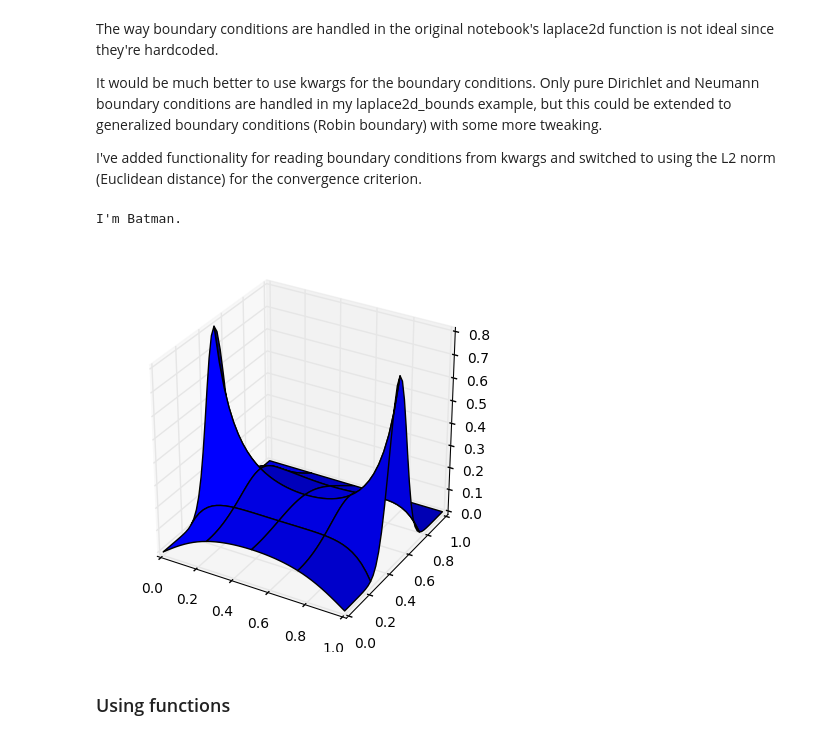
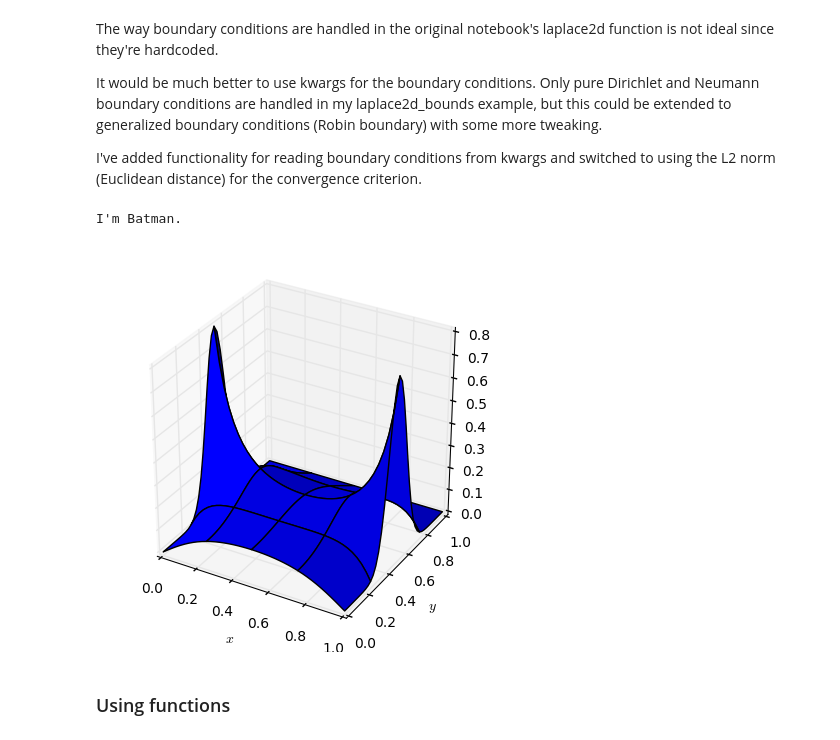
Before and after one commit to BugBiteSquared/CFDPython, a Jupyter notebook: lessons/12_Step_9.ipynb, the cells around one changed output. Cells and saved outputs as stored; diff of their text form; code cells hidden in the pictures.

Commit message:
Fixed typos in laplace2d_bounds and plot2d_unit_size functions.

```diff
--- a/lessons/12_Step_9.ipynb
+++ b/lessons/12_Step_9.ipynb
@@ -121,7 +121,7 @@ Only pure Dirichlet and Neumann boundary conditions are handled in my laplace2d_
 
 I've added functionality for reading boundary conditions from kwargs and switched to using the L2 norm (Euclidean distance) for the convergence criterion.
 # %%
-def laplace2d_bounds(p, dx, dy, l1norm_target,**kwargs):
+def laplace2d_bounds(p, dx, dy, l2norm_target,**kwargs):
 
     """**kwargs contains the boundary conditions y_min, y_max, x_min, x_max
         set y_min = "noflux" for Neumann boundary ("noflux" the string)
@@ -161,40 +161,39 @@ def laplace2d_bounds(p, dx, dy, l1norm_target,**kwargs):
     return p
 
 def plot2d_unit_size(x,y,p):
     fig = pyplot.figure(figsize=(5,5), dpi = 100)
     plot_axes = fig.gca(projection='3d')
     X,Y = numpy.meshgrid(x,y)
     surf = plot_axes.plot_surface(X, Y, p[:], antialiased=True)
-    ax.set_xlim(0, 2)
-    ax.set_ylim(0, 1)
-    ax.view_init(30, 225)
-    ax.set_xlabel('$x$')
-    ax.set_ylabel('$y$')
+    plot_axes.set_xlim(0, 1)
+    plot_axes.set_ylim(0, 1)
+    plot_axes.set_xlabel('$x$')
+    plot_axes.set_ylabel('$y$')
 
 nx = 41
 ny = 41
 dx = 2/(nx - 1)
 dy = 2/(ny - 1)
 l2norm_target = 1e-4
 
 x = numpy.linspace(0,1,nx)
 y = numpy.linspace(0,1,ny)
 y_bound = (2./numpy.sqrt(2.*numpy.pi))*numpy.exp(-64*(numpy.linspace(0,1,ny)-0.5)**2)
 
 p = numpy.zeros((nx,ny))
 
 p[-1,:] = y_bound #gaussian concentration boundary
 p[:,-1] = p[:,-2] # no flux boundary
 p[:,0] = p[:,1] #no flux boundary
 p[0,:] = 0 #constant zero-concentration boundary (opposing side from gaussian)
 
-p = laplace2d_bounds(p, dx, dy, l1norm_target,
+p = laplace2d_bounds(p, dx, dy, l2norm_target,
                      ymax=y_bound, ymin=y_bound, xmin="noflux")
 plot2d_unit_size(x,y,p)
 print("I'm Batman.")#Just taking note of the shape of the plot
 # %% [output]
 I'm Batman.
-[figure, old version]
+[figure, new version]
 # %% [markdown]
 ### Using functions
 # %% [markdown]
```
